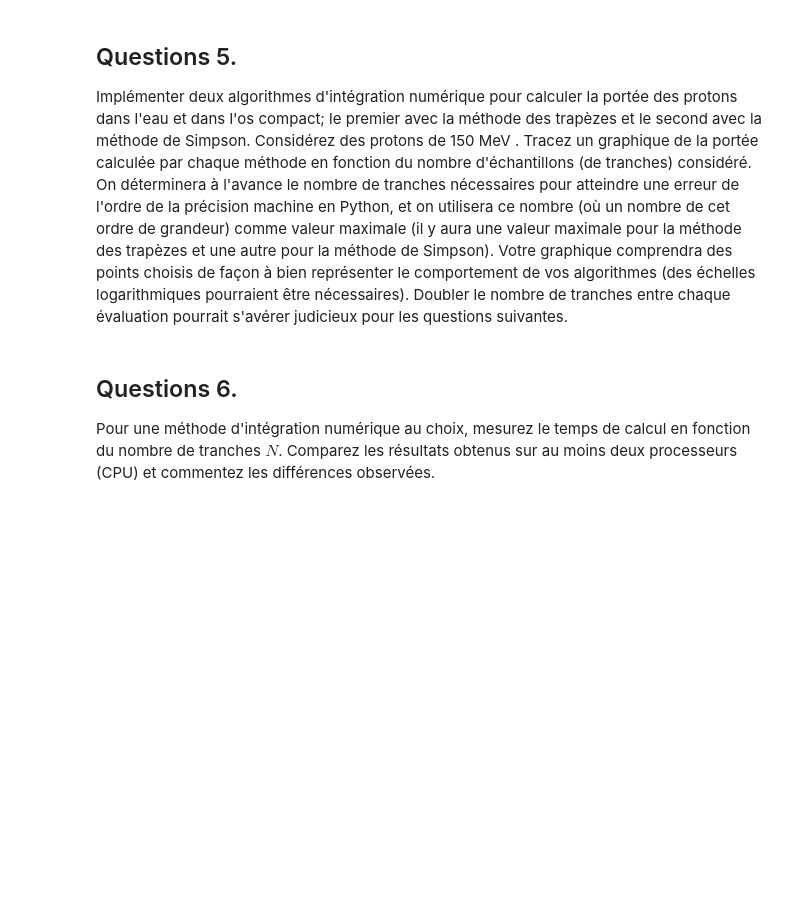
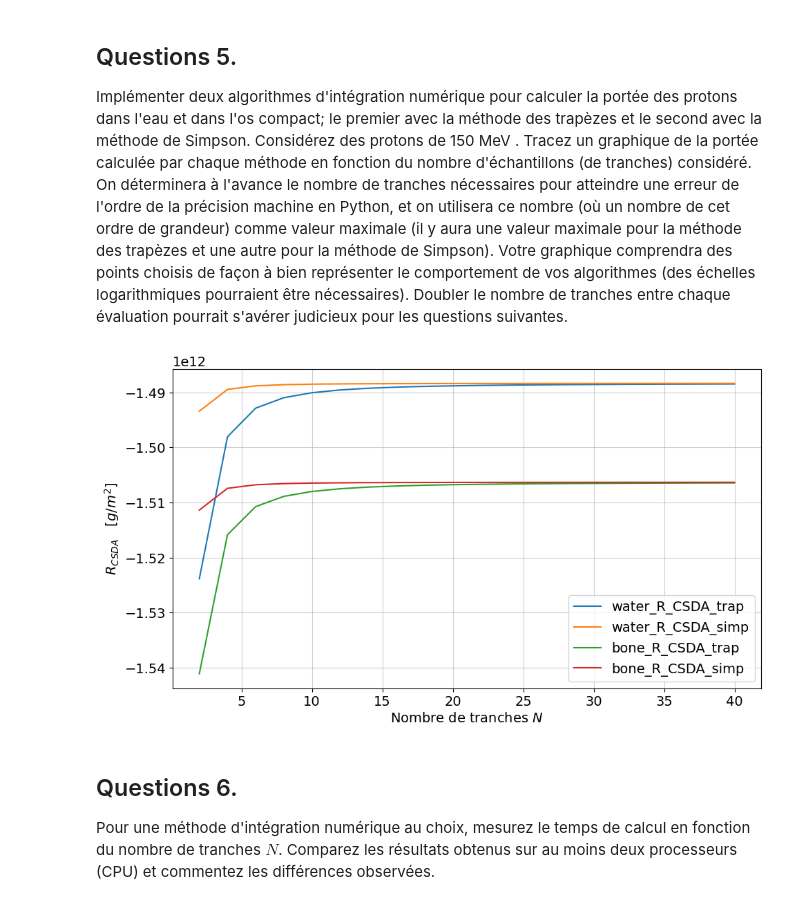
Before and after one commit to Eloi-Blouin/GPH-University-Laval-Course, a Jupyter notebook: Ulaval Session 8 Hiver 2026/Physique Numérique/TP1/TP1_ÉloiBlouin_ClémentPoulin.ipynb, the cells around one changed output. Saved outputs shown, nothing was run; the diff lists cells and outputs as text; code cells hidden in the pictures; blank space fills up the shorter version.

```diff
--- a/Ulaval Session 8 Hiver 2026/Physique Numérique/TP1/TP1_ÉloiBlouin_ClémentPoulin.ipynb
+++ b/Ulaval Session 8 Hiver 2026/Physique Numérique/TP1/TP1_ÉloiBlouin_ClémentPoulin.ipynb
@@ -172,7 +173,7 @@ def calculate_lorentz_factors(T: np.ndarray) -> list[np.ndarray, np.ndarray]:
     return [beta, gamma]
 
 
-def calculate_S_col(n_e: float, I: float, T: np.ndarray) -> np.ndarray:
+def calculate_S_col(n_e: float, I: float, T: float | np.ndarray) -> np.ndarray:
     """
     calculates the collisional stopping power of a specified material
 
@@ -186,7 +187,7 @@ def calculate_S_col(n_e: float, I: float, T: np.ndarray) -> np.ndarray:
     # asserts
     assert isinstance(n_e, float)
     assert isinstance(I, float)
-    assert isinstance(T, np.ndarray)
+    T = np.asarray(T)
 
     # calculate constants
     r_e = cte.physical_constants['classical electron radius'][0]
@@ -194,9 +195,7 @@ def calculate_S_col(n_e: float, I: float, T: np.ndarray) -> np.ndarray:
     T_e_max = (2 * cte.m_e * (cte.c ** 2) * ((gamma ** 2) - 1)) / (1 + 2 * gamma * (cte.m_e / cte.m_p) + (cte.m_e / cte.m_p) ** 2)
 
     # calculate S_col [J/m]
-    S_col = 2 * cte.pi * (r_e ** 2) * cte.m_e * (cte.c ** 2) * n_e * (1 / (beta ** 2)) * (np.log((2 * cte.m_e * (cte.c ** 2) * (beta ** 2) * (gamma ** 2) * T_e_max) / (I ** 2)) - 2 * (beta ** 2))
-
-    return S_col
+    return 2 * cte.pi * (r_e ** 2) * cte.m_e * (cte.c ** 2) * n_e * (1 / (beta ** 2)) * (np.log((2 * cte.m_e * (cte.c ** 2) * (beta ** 2) * (gamma ** 2) * T_e_max) / (I ** 2)) - 2 * (beta ** 2))
 # %%
 # water data
 water_density = 1.0e6                           # [g/m^3]
@@ -365,3 +406,23 @@ def simpson(a, b, N):
+# %%
+N = np.arange(2, 41, 2)
+water_R_CSDA_trap, water_R_CSDA_simp = run_analysis("water", N)
+bone_R_CSDA_trap, bone_R_CSDA_simp = run_analysis("bone", N)
+
+plt.figure(figsize=(11, 6))
+
+plt.plot(N, water_R_CSDA_trap, label="water_R_CSDA_trap")
+plt.plot(N, water_R_CSDA_simp, label="water_R_CSDA_simp")
+plt.plot(N, bone_R_CSDA_trap, label="bone_R_CSDA_trap")
+plt.plot(N, bone_R_CSDA_simp, label="bone_R_CSDA_simp")
+
+plt.xlabel(r"Nombre de tranches $N$")
+plt.ylabel(r"$R_{CSDA}\quad[g/m^2]$")
+
+plt.grid(alpha=0.6)
+plt.legend()
+plt.show()
+# %% [output]
+[figure, added]
 # %% [markdown]
 ## Questions 6.
 Pour une méthode d'intégration numérique au choix, mesurez le temps de calcul en fonction du nombre de tranches $N$. Comparez les résultats obtenus sur au moins deux processeurs (CPU) et commentez les différences observées.
```
Also changed, not shown: parts of 6 cells of this notebook.
